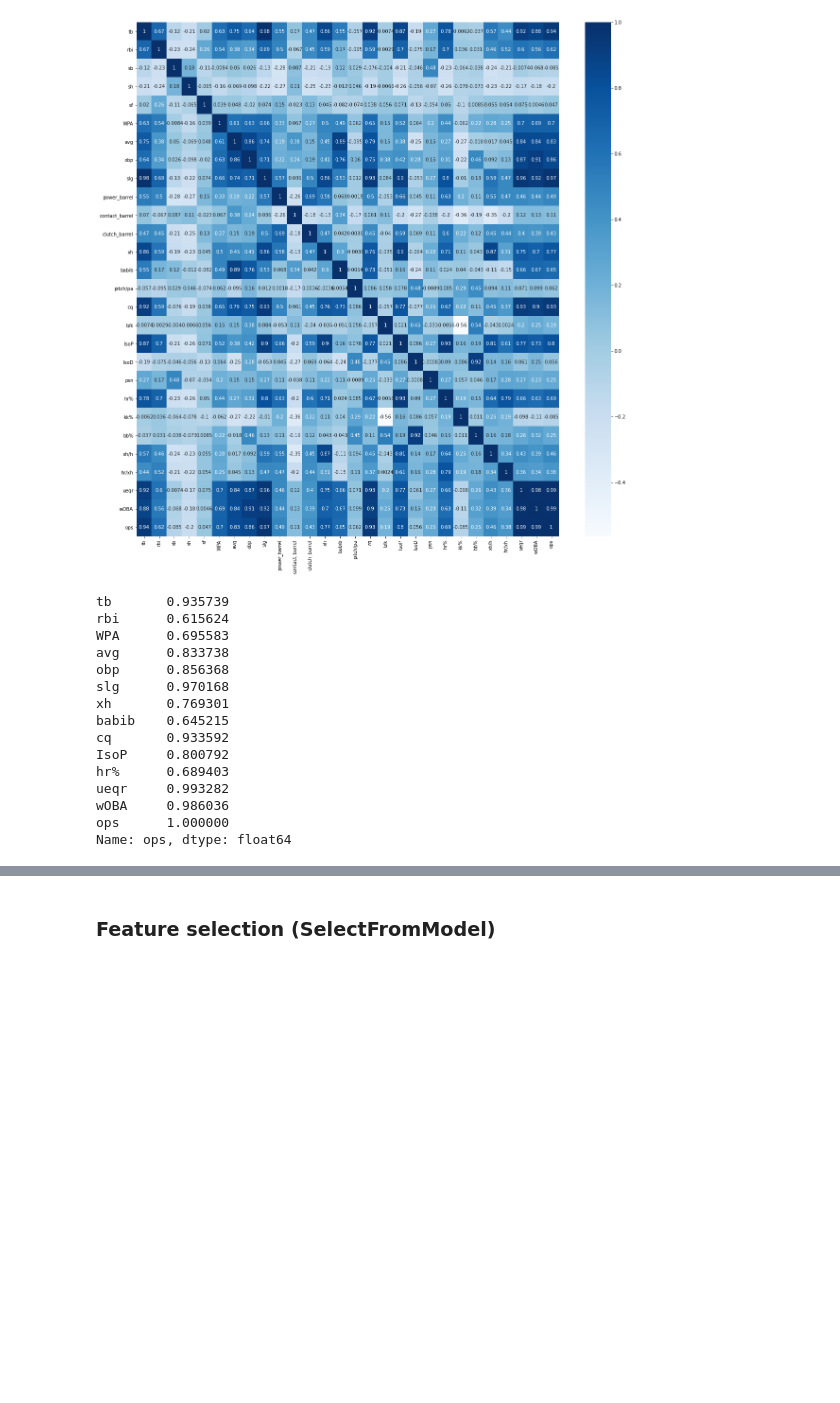
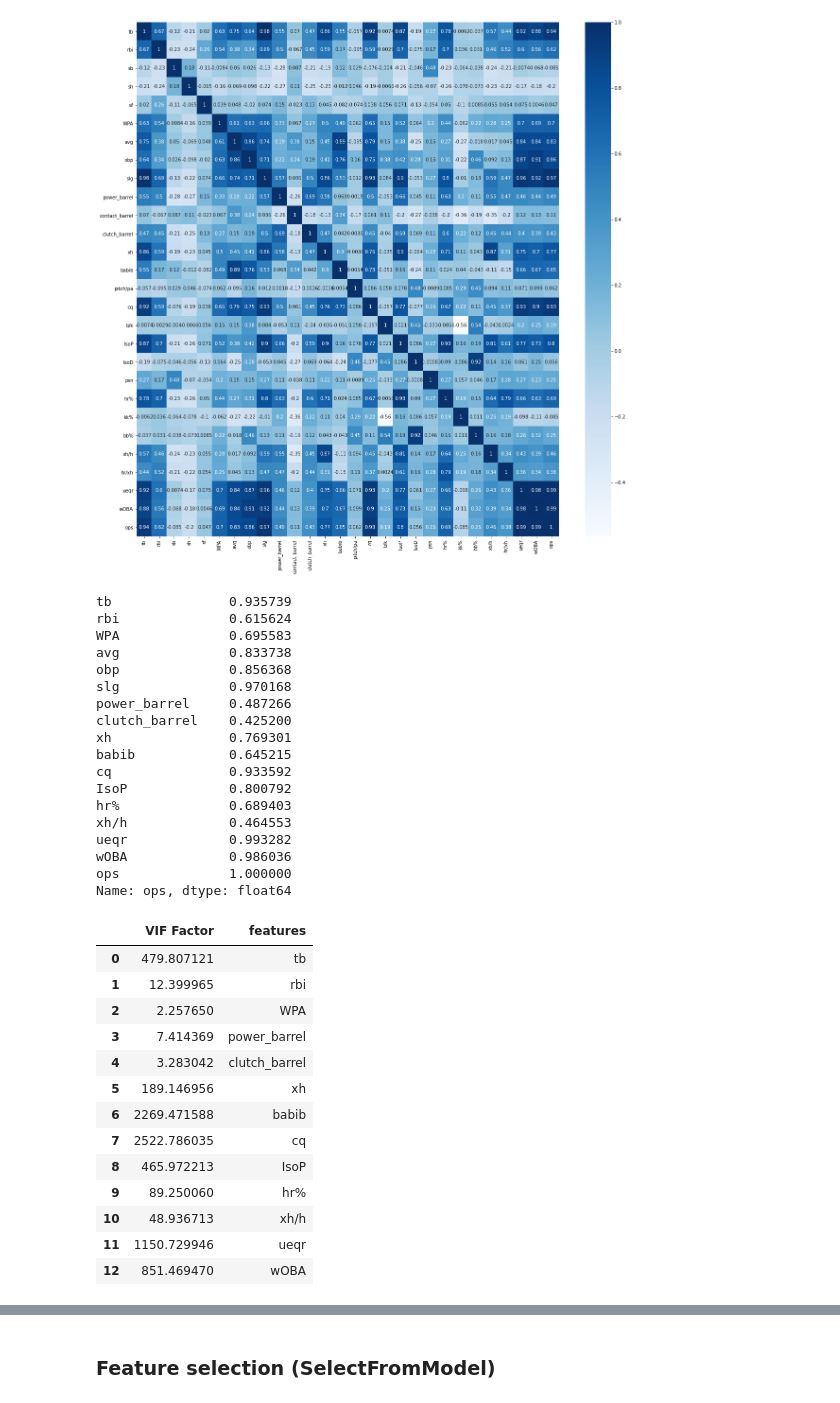
Before and after one commit to KimGriezmann/Bigcontest_2021, a Jupyter notebook: working_space_JaeHong/feature_selection.ipynb, the cells around one changed output, grey strips where cells are left out. Drawn from its saved outputs; the diff is of its cells as text; code cells hidden in the pictures; blank space fills up the shorter version.

```diff
--- a/working_space_JaeHong/feature_selection.ipynb
+++ b/working_space_JaeHong/feature_selection.ipynb
@@ -201,7 +201,7 @@ home_2020, away_2020 = order(df_2020, period = 50, interval = 7, del_cri= 10, ex
 # %% [output]
 가져오는 날짜20201031가 마지막 날짜20201031 이후의 데이터입니다.
 # %%
-home_2021, away_2021 = order(df_2021, period = 50, interval = 7, del_cri= 8, except_print = False)
+home_2021, away_2021 = order(df_2021, period = 50, interval = 7, del_cri= 10, except_print = False)
 # %% [output]
 가져오는 날짜20210714가 마지막 날짜20210711 이후의 데이터입니다.
 # %% [markdown]
@@ -369,5 +376,5 @@ new_home_data = pd.concat(frames)
 # %%
-new_df = new_home_data.loc[:, ['tb', 'rbi', 'sb', 'sh', 'sf', 'WPA', 'avg', 'obp', 'slg', 'power_barrel', 'contact_barrel', 'clutch_barrel', 'xh', 'babib', 'pitch/pa', 'cq', 'b/k', 'IsoP', 'IsoD', 'psn', 'hr%', 'kk%', 'bb%', 'xh/h', 'hr/xh', 'ueqr','wOBA', 'ops']]
+new_df = new_home_data.loc[:, ['tb', 'rbi', 'sb', 'sh', 'sf', 'WPA', 'avg', 'obp', 'slg', 'power_barrel', 'contact_barrel', 'clutch_barrel', 'xh', 'babib', 'pitch/pa', 'cq', 'b/k', 'IsoP', 'IsoD', 'psn', 'hr%', 'kk%', 'bb%', 'xh/h', 'hr/xh', 'ueqr','wOBA', 'ops', 'ops_label']]
 # %%
 new_df = new_df.astype('float64')
 # %%
@@ -387,21 +394,24 @@ plt.show()
 cor_target = abs(cor["ops"])
 
 #Selecting highly correlated features
-relevant_features = cor_target[cor_target>0.5]
+relevant_features = cor_target[cor_target>0.4]
 relevant_features
 # %% [output]
-tb       0.935739
-rbi      0.615624
-WPA      0.695583
-avg      0.833738
-obp      0.856368
-slg      0.970168
-xh       0.769301
-babib    0.645215
-cq       0.933592
-IsoP     0.800792
-hr%      0.689403
-ueqr     0.993282
-wOBA     0.986036
-ops      1.000000
+tb               0.935739
+rbi              0.615624
+WPA              0.695583
+avg              0.833738
+obp              0.856368
+slg              0.970168
+power_barrel     0.487266
+clutch_barrel    0.425200
+xh               0.769301
+babib            0.645215
+cq               0.933592
+IsoP             0.800792
+hr%              0.689403
+xh/h             0.464553
+ueqr             0.993282
+wOBA             0.986036
+ops              1.000000
 Name: ops, dtype: float64
@@ -408,8 +420,23 @@ Name: ops, dtype: float64
 # %%
 #VIF 확인
-from statsmodels.stats.ouliers_influence import variance_inflation_factor
+from statsmodels.stats.outliers_influence import variance_inflation_factor
 
 vif = pd.DataFrame()
-vif["VIF Factor"] = [varinace_inflation_factor(x_data2.values, i) for i in range(x_data2.shape[1])]
-vif["features"] = x_data4.columns
+vif["VIF Factor"] = [variance_inflation_factor(vif_df.values, i) for i in range(vif_df.shape[1])]
+vif["features"] = vif_df.columns
 vif
+# %% [output]
+|  | VIF Factor | features |
+| 0 | 479.807121 | tb |
+| 1 | 12.399965 | rbi |
+| 2 | 2.257650 | WPA |
+| 3 | 7.414369 | power_barrel |
+| 4 | 3.283042 | clutch_barrel |
+| 5 | 189.146956 | xh |
+| 6 | 2269.471588 | babib |
+| 7 | 2522.786035 | cq |
+| 8 | 465.972213 | IsoP |
+| 9 | 89.250060 | hr% |
+| 10 | 48.936713 | xh/h |
+| 11 | 1150.729946 | ueqr |
+| 12 | 851.469470 | wOBA |
```
Also changed, not shown: parts of 13 cells of this notebook.
